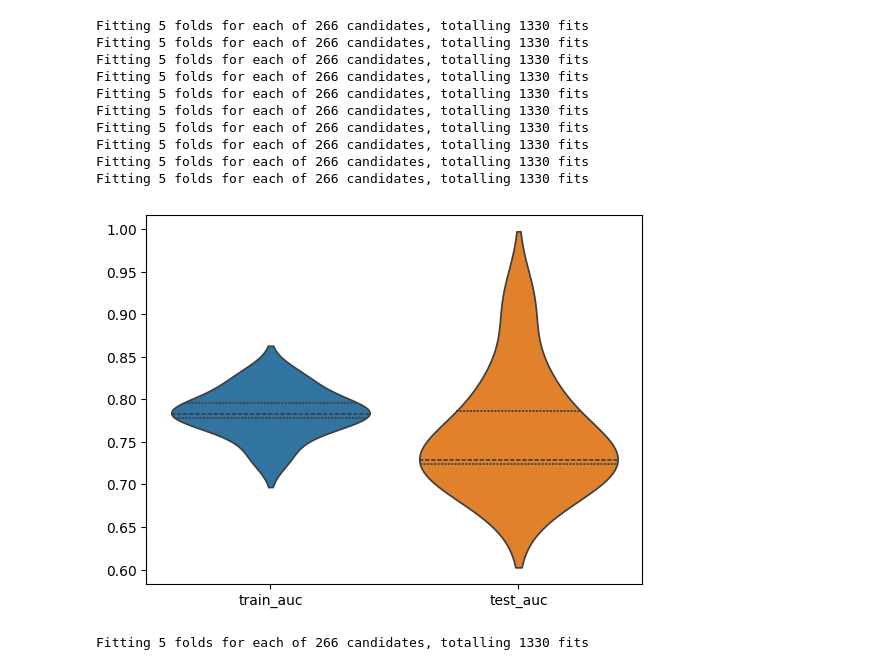
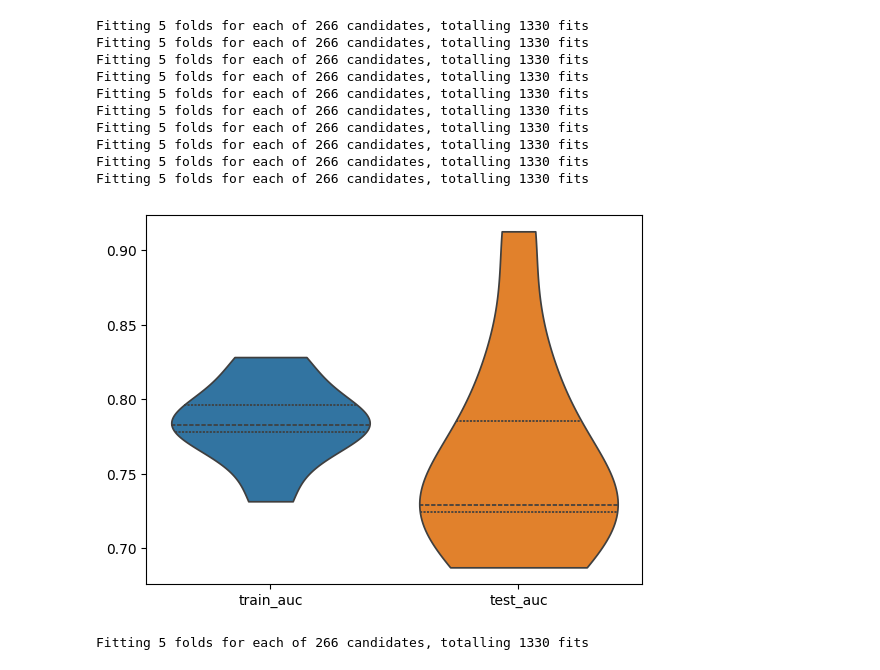
Before and after one commit to MaciejPiernik/ibd, a Jupyter notebook: ibd/notebooks/experiment_playground.ipynb, the cells around one changed output. Saved outputs shown, nothing was run; the diff lists cells and outputs as text; code cells hidden in the pictures.

```diff
--- a/ibd/notebooks/experiment_playground.ipynb
+++ b/ibd/notebooks/experiment_playground.ipynb
@@ -491,9 +491,9 @@ Fitting 5 folds for each of 266 candidates, totalling 1330 fits
 Fitting 5 folds for each of 266 candidates, totalling 1330 fits
 # %%
 # plot a violinplot of the outer and inner cross-validation results with seaborn
-sns.violinplot(data=results[['train_auc', 'test_auc']], inner='quartile');
+sns.violinplot(data=results[['train_auc', 'test_auc']], inner='quartile', cut=0);
 # %% [output]
-[figure, old version]
+[figure, new version]
 # %%
 model = grid_search.fit(X_filtered, y_num)
 # %% [output]
```
Also changed, not shown: 1 other file.
